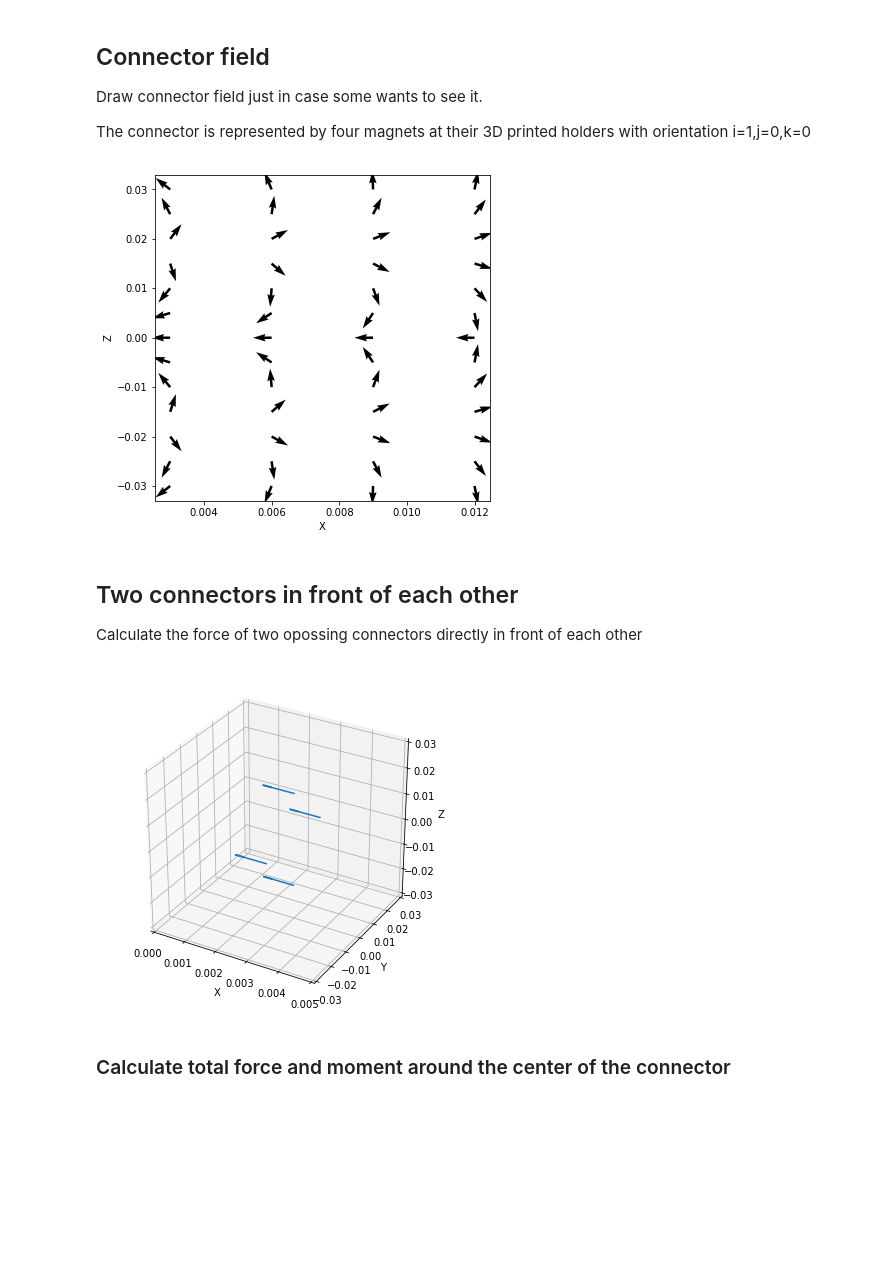
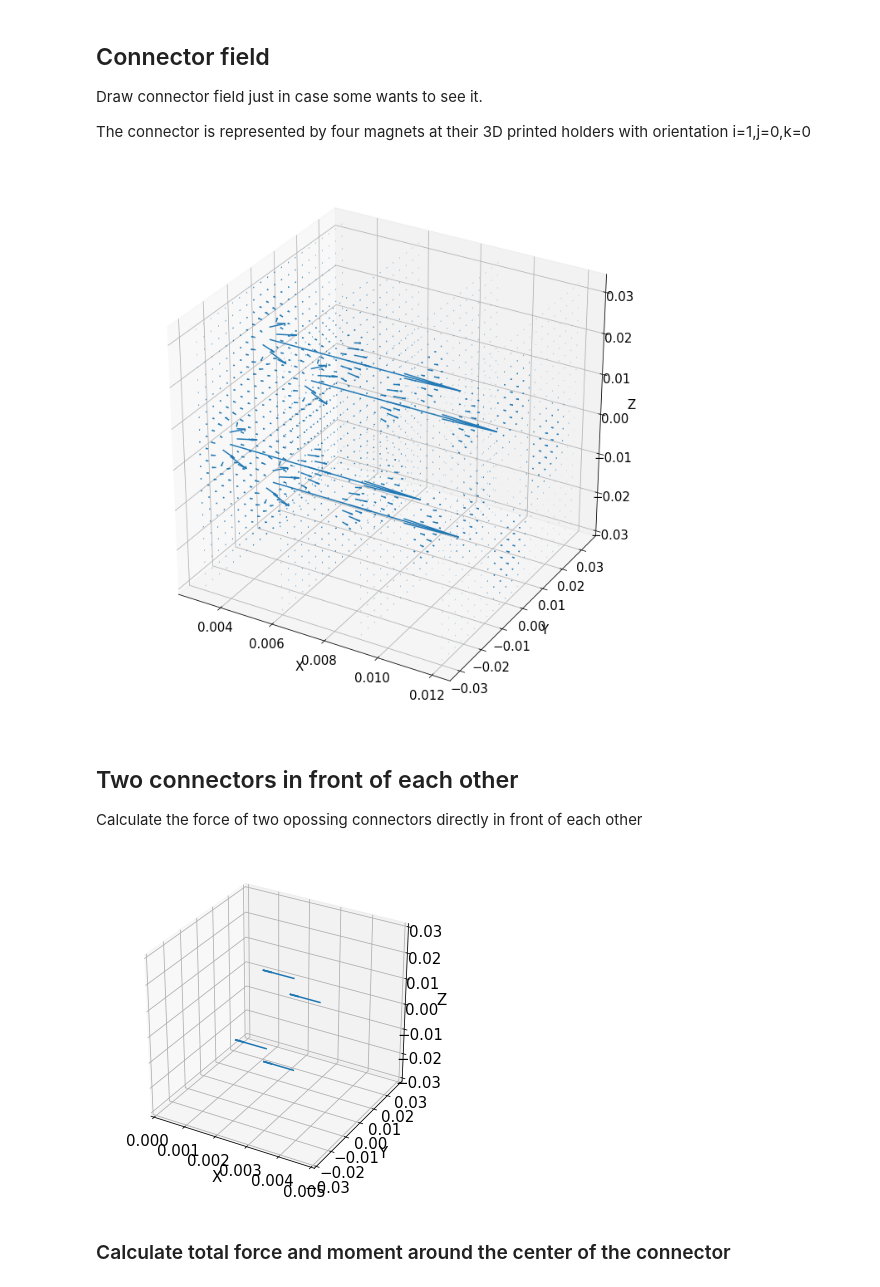
Before and after one commit to rmorenoga/Testing, a Jupyter notebook: Magnet/Python/Magnet connector.ipynb, the cells around one changed output. Cells and saved outputs as stored; diff of their text form; code cells hidden in the pictures; blank space fills up the shorter version.

Commit message:
Figures with figures inside

```diff
--- a/Magnet/Python/Magnet connector.ipynb
+++ b/Magnet/Python/Magnet connector.ipynb
@@ -4,6 +4,11 @@
 import numpy as np
 from mpl_toolkits.mplot3d import axes3d
 import matplotlib.pyplot as plt
+import matplotlib
+from matplotlib.patches import Circle, Rectangle, FancyArrowPatch, ArrowStyle
+import mpl_toolkits.mplot3d.art3d as art3d
+from math import *
+matplotlib.rcParams.update({'font.size': 15})
 # %% [markdown]
 ## Load functions
 # %%
@@ -32,11 +37,11 @@ The connector is represented by four magnets at their 3D printed holders with or
 # %%
 #Points to be plotted
 x = np.arange(0.003, 0.013, 0.003)
-y = np.arange(-0.03, 0.035, 0.005)
-z = np.arange(-0.03, 0.035, 0.005)
-X,Z = np.meshgrid(x,z)
-Y = 0.0
-#X,Y,Z = np.meshgrid(x,y,z)
+y = np.arange(-0.03, 0.035, 0.003)
+z = np.arange(-0.03, 0.035, 0.003)
+#X,Z = np.meshgrid(x,z)
+#Y = 0.0
+X,Y,Z = np.meshgrid(x,y,z)
 
 # MAGNET PARAMETERS, the same for all magnets
 f= 0.0254 #Conversion factor from inches to meters
@@ -72,46 +77,46 @@ dirvec0123 = np.array([i,j,k])
 
 # Calculate magnet 0,1,2,3 moment vector
 mVec0123 = dipMomentVec2(m, dirvec0123)
 
 # MAGNETIC FIELD
 # Field of magnet 0 at grid points
 Bx0,By0,Bz0 = dipfield2(mVec0123,r0Vec,X,Y,Z)
 
 # Field of magnet 1 at grid points
 Bx1,By1,Bz1 = dipfield2(mVec0123,r1Vec,X,Y,Z)
 
 # Field of magnet 2 at grid points
 Bx2,By2,Bz2 = dipfield2(mVec0123,r2Vec,X,Y,Z)
 
 # Field of magnet 3 at grid points
 Bx3,By3,Bz3 = dipfield2(mVec0123,r3Vec,X,Y,Z)
 
 # Total magnetic field
 Bxt = Bx0 + Bx1 + Bx2 +Bx3
 Byt = By0 + By1 + By2 +By3
 Bzt = Bz0 + Bz1 + Bz2 +Bz3
 
-fig = plt.figure(figsize=(6, 6))
-#ax = fig.gca(projection='3d')
-#ax.set_xlabel('X')
-#ax.set_ylabel('Y')
-#ax.set_zlabel('Z')
-#ax.quiver(X, Y, Z, Bxt, Byt, Bzt, length=0.001, normalize=True)
+fig = plt.figure(figsize=(12, 12))
+ax = fig.gca(projection='3d')
+ax.set_xlabel('X')
+ax.set_ylabel('Y')
+ax.set_zlabel('Z')
+ax.quiver(X, Y, Z, Bxt, Byt, Bzt, length=0.005, normalize=False)
 #ax.view_init(0, 30)
 
-ax = fig.gca()
-ax.set_xlabel('X')
-ax.set_ylabel('Z')
+#ax = fig.gca()
+#ax.set_xlabel('X')
+#ax.set_ylabel('Z')
 
 #Normalize arrows
-Bxtn = Bxt/((Bxt**2+Bzt**2)**0.5)
-Bztn = Bzt/((Bxt**2+Bzt**2)**0.5)
+#Bxtn = Bxt/((Bxt**2+Bzt**2)**0.5)
+#Bztn = Bzt/((Bxt**2+Bzt**2)**0.5)
 
-ax.quiver(X,Z,Bxtn,Bztn)
+#ax.quiver(X,Z,Bxtn,Bztn)
 
 plt.show()
 # %% [output]
-[figure, old version]
+[figure, new version]
 # %% [markdown]
 ## Two connectors in front of each other
 Calculate the force of two opossing connectors directly in front of each other
@@ -167,7 +172,7 @@ ax1.quiver(xq, yq, zq, fxq, fyq, fzq, length=0.001, normalize=True)
 
 plt.show()
 # %% [output]
-[figure, old version]
+[figure, new version]
 # %% [markdown]
 ### Calculate total force and moment around the center of the connector
 # %%
```
Also changed, not shown: parts of 6 cells of this notebook, 11 other files.
